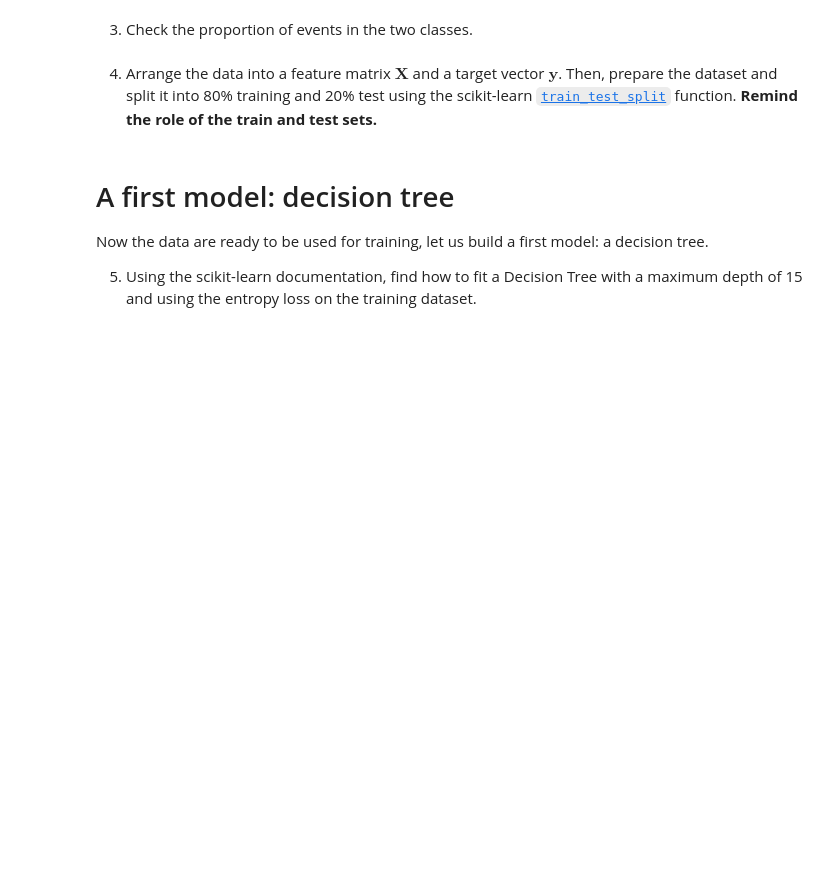
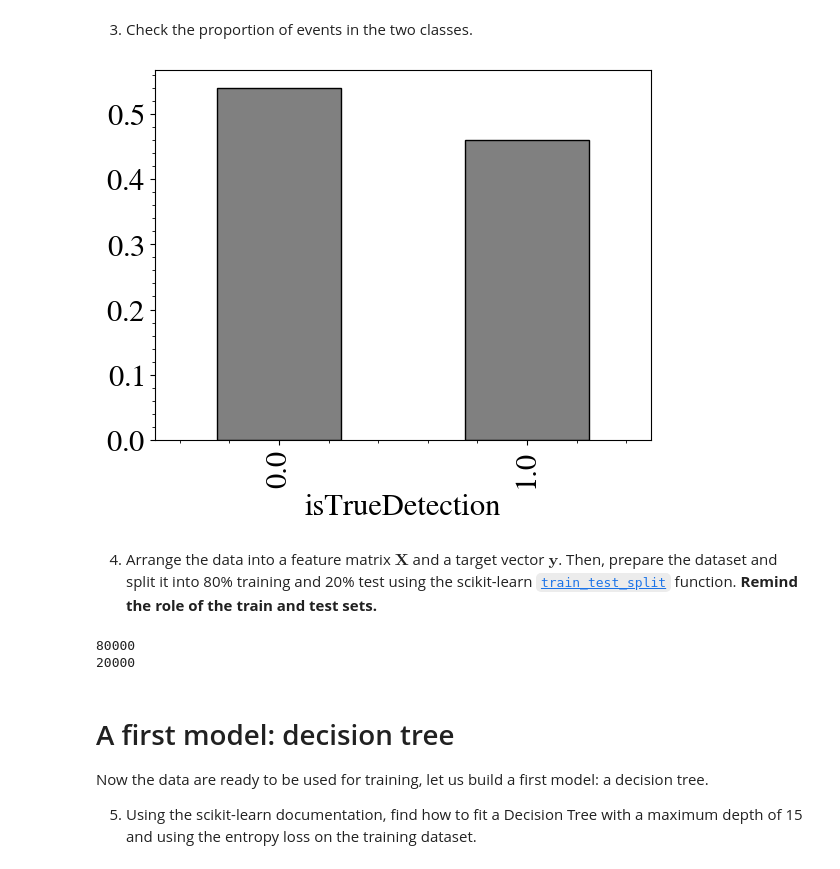
Before and after one commit to mlelarge/ens-ml4sd, a Jupyter notebook: notebooks/5_Trees_RFs.ipynb, the cells around one changed output. Cells and saved outputs as stored; diff of their text form; code cells hidden in the pictures; blank space fills up the shorter version.

```diff
--- a/notebooks/5_Trees_RFs.ipynb
+++ b/notebooks/5_Trees_RFs.ipynb
@@ -59,5 +57,8 @@ To download the subset of the SUSY dataset we'll use in this notebook, you can d
 # Loading, exploring, and preparing the data
 
 1. Load the data using the `pandas` library.
+# %%
+datapath = 'SUSY_subset_f1.csv'
+dataset = pandas.read_csv(datapath)
 # %% [markdown]
 2. Explore the data (how many events are there, what are the features, etc.) using the `pandas` library. What is the name of the key we want to predict? To access a given key (column), you can use `dataset['keyname']`.
@@ -68,2 +95,8 @@ To download the subset of the SUSY dataset we'll use in this notebook, you can d
+# %%
+# Your code
+dataset["isTrueDetection"].value_counts(normalize=True).plot.bar(fc='grey', ec='k')
+plt.show()
+# %% [output]
+[figure, added]
 # %% [markdown]
 4. Arrange the data into a feature matrix $\boldsymbol{X}$ and a target vector $\boldsymbol{y}$. Then, prepare the dataset and split it into 80% training and 20% test using the scikit-learn [`train_test_split`](https://scikit-learn.org/stable/modules/generated/sklearn.model_selection.train_test_split.html) function. **Remind the role of the train and test sets.**
@@ -72,3 +103,19 @@ To download the subset of the SUSY dataset we'll use in this notebook, you can d
+# %%
+# Your code
+# First let's split the dataset into X and y (matrix and vector) as in the course
+labels_features = dataset.keys()[1::]   # Labels of the feature in the dataset
+label_pred = dataset.keys()[0]          # Label of the predicition
+
+X = dataset[labels_features]
+y = dataset[label_pred]
+
+X_train, X_test, y_train, y_test = model_selection.train_test_split(X, y, test_size=0.2, random_state=102)
+
+print(len(X_train))
+print(len(X_test))
+# %% [output]
+80000
+20000
 # %% [markdown]
 # A first model: decision tree
 
```
Also changed, not shown: parts of 25 cells of this notebook, 1 other file.
